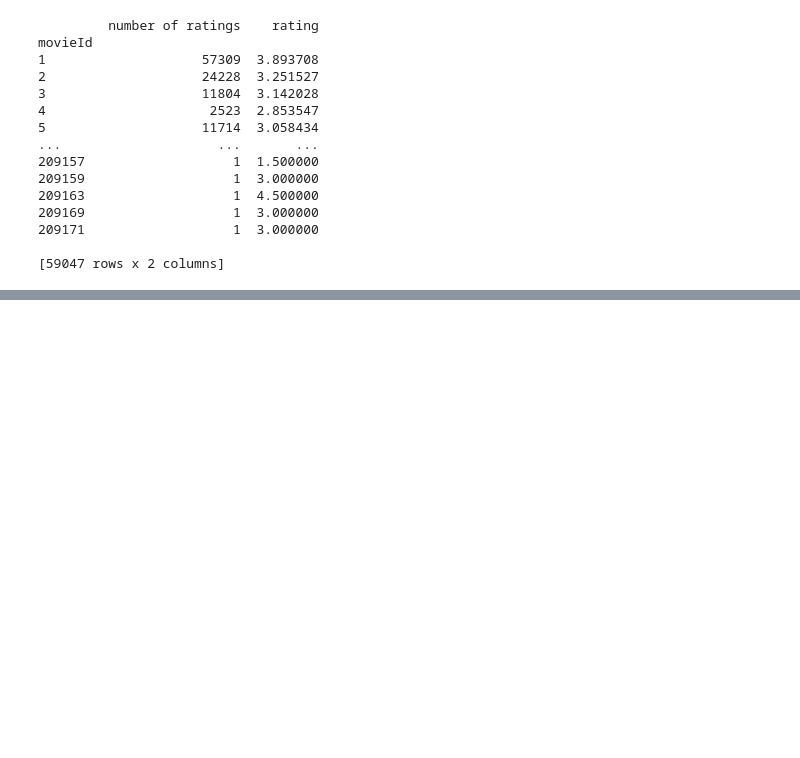
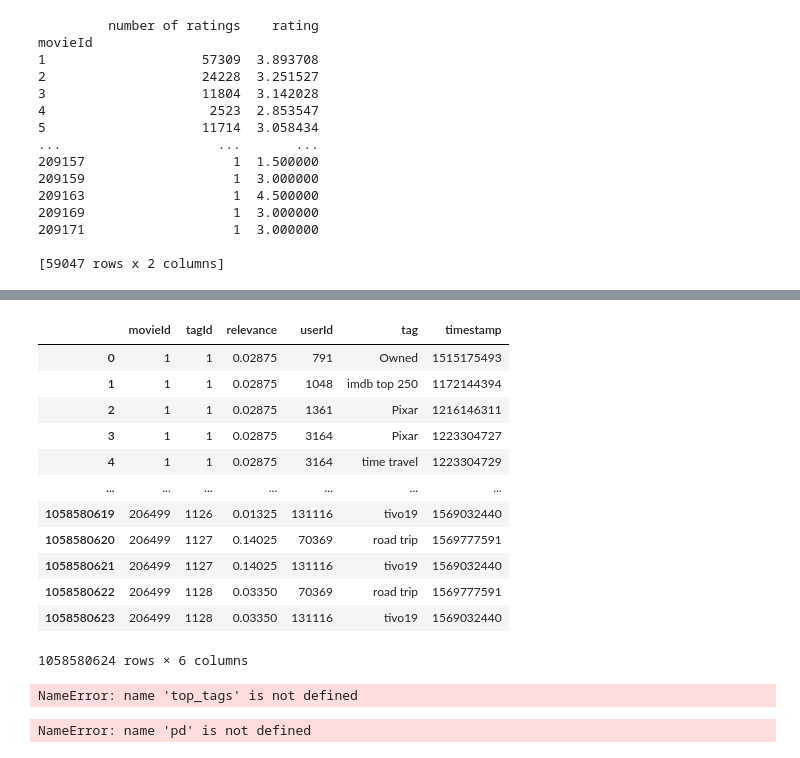
Before and after one commit to BartBachrach/Yellow_Project, a Jupyter notebook: ETL_final_project.ipynb, the cells around one changed output, grey strips where cells are left out. Drawn from its saved outputs; the diff is of its cells as text; code cells hidden in the pictures; blank space fills up the shorter version.

```diff
--- a/ETL_final_project.ipynb
+++ b/ETL_final_project.ipynb
@@ -340,0 +347,6 @@ movie_data_complete.to_csv('yellowteam_movie_data.csv', index = True, encoding='
+# %%
+scores = pd.read_csv('Resources/genome-scores.csv')
+scores_df = pd.DataFrame(scores)
+scores_df
+tags = pd.read_csv('Resources/tags.csv')
+tags_df = pd.DataFrame(tags)
@@ -340,0 +387,28 @@ movie_data_complete.to_csv('yellowteam_movie_data.csv', index = True, encoding='
+# %%
+top_tags = pd.merge(scores_df, tags_df, on='movieId')
+top_tags
+# %% [output]
+|  | movieId | tagId | relevance | userId | tag | timestamp |
+| 0 | 1 | 1 | 0.02875 | 791 | Owned | 1515175493 |
+| 1 | 1 | 1 | 0.02875 | 1048 | imdb top 250 | 1172144394 |
+| 2 | 1 | 1 | 0.02875 | 1361 | Pixar | 1216146311 |
+| 3 | 1 | 1 | 0.02875 | 3164 | Pixar | 1223304727 |
+| 4 | 1 | 1 | 0.02875 | 3164 | time travel | 1223304729 |
+| ... | ... | ... | ... | ... | ... | ... |
+| 1058580619 | 206499 | 1126 | 0.01325 | 131116 | tivo19 | 1569032440 |
+| 1058580620 | 206499 | 1127 | 0.14025 | 70369 | road trip | 1569777591 |
+| 1058580621 | 206499 | 1127 | 0.14025 | 131116 | tivo19 | 1569032440 |
+| 1058580622 | 206499 | 1128 | 0.03350 | 70369 | road trip | 1569777591 |
+| 1058580623 | 206499 | 1128 | 0.03350 | 131116 | tivo19 | 1569032440 |
+1058580624 rows × 6 columns
+# %%
+best_tags = top_tags.loc[top_tags.reset_index().groupby(['movieId'])['relevance'].idxmax()]
+best_tags.drop(['timestamp', 'userId'], axis=1)
+# %% [output]
+NameError: name 'top_tags' is not defined
+# %%
+# Combine the movie ratings and movie data into a single dataset.
+movie_data_complete_ratings = pd.merge(movie_data_complete_df, best_tags, on=["movieId", "movieId"])
+movie_data_complete_ratings.head()
+# %% [output]
+NameError: name 'pd' is not defined
```
Also changed, not shown: parts of 17 cells of this notebook.
